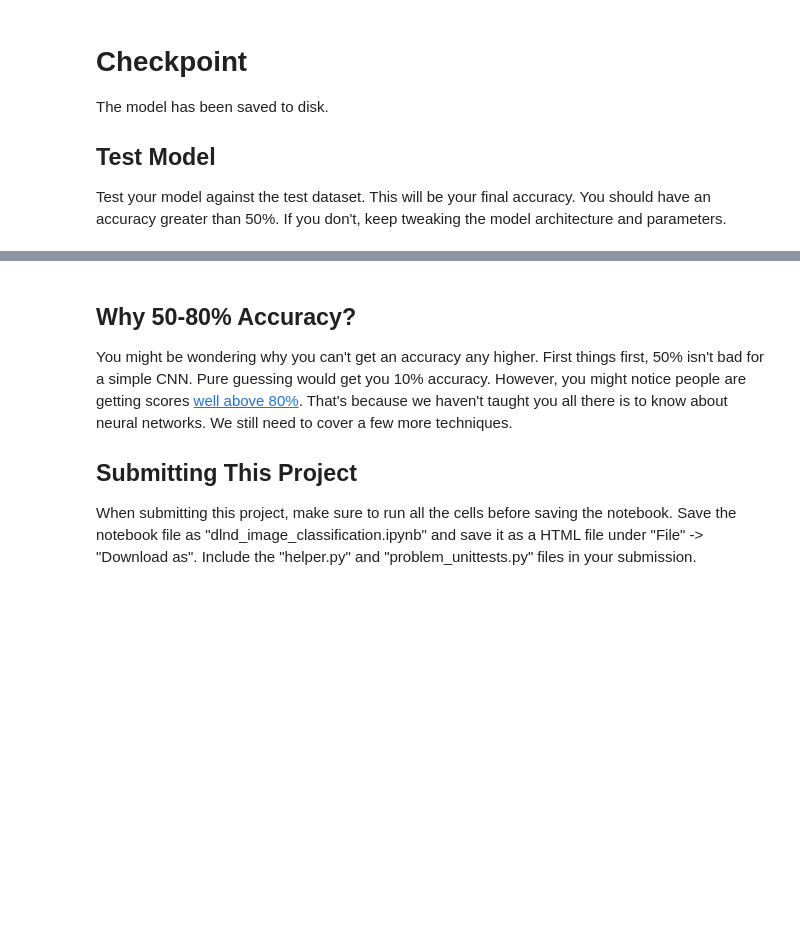
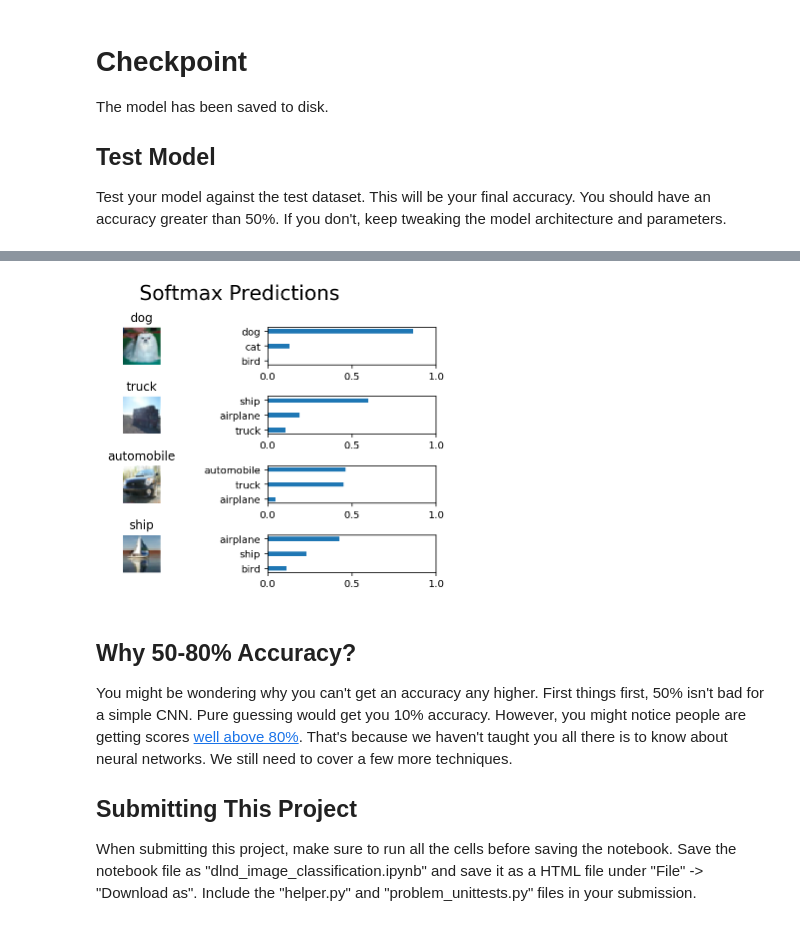
Before and after one commit to rpicatoste/dlndf-project2-image-classification, a Jupyter notebook: dlnd_image_classification.ipynb, the cells around one changed output, grey strips where cells are left out. Drawn from its saved outputs; the diff is of its cells as text; code cells hidden in the pictures; blank space fills up the shorter version.

```diff
--- a/dlnd_image_classification.ipynb
+++ b/dlnd_image_classification.ipynb
@@ -274,7 +277,7 @@ def conv2d_maxpool(x_tensor, conv_num_outputs, conv_ksize, conv_strides, pool_ks
 
     # Add the biases to the results of the convolution.
     # A bias-value is added to each filter-channel.
-    layer += biases
+    layer = tf.nn.bias_add(layer, biases)
 
     # Pooling
     layer = tf.nn.max_pool(value = layer,
@@ -607,0 +613,10 @@ Epoch 10, CIFAR-10 Batch 5:  Cost: 0.1319, Acc: 95.0%
+# %%
+# Run in all the batches and store the trained model. After the test I check with an extra
+# round of training.
+save_model_path = './training_progress/saved_progress'
+epochs = 10
+batch_size = 64*4
+keep_probability = 0.5#1.0
+n_batches = 5
+shuffle_data = True
+train_neural_network_full(optimizer, cost, accuracy, x, y, keep_prob, keep_probability, n_batches, batch_size, shuffle_data, epochs, False, save_model_path)
@@ -680,0 +717,8 @@ Testing Accuracy: 0.6688893312101911
+# %%
+save_model_path = './training_progress/saved_progress'
+epochs = 30
+batch_size = 64*4
+keep_probability = 0.5#1.0
+n_batches = 5
+shuffle_data = True
+train_neural_network_full(optimizer, cost, accuracy, x, y, keep_prob, keep_probability, n_batches, batch_size, shuffle_data, epochs, load_data = True, file_path = save_model_path)
@@ -680,0 +745,65 @@ Testing Accuracy: 0.6688893312101911
+# %%
+"""
+DON'T MODIFY ANYTHING IN THIS CELL
+"""
+%matplotlib inline
+%config InlineBackend.figure_format = 'retina'
+
+import tensorflow as tf
+import pickle
+import helper
+import random
+
+# Set batch size if not already set
+try:
+    if batch_size:
+        pass
+except NameError:
+    batch_size = 64
+
+save_model_path = './training_progress/saved_progress'
+n_samples = 4
+top_n_predictions = 3
+
+def test_model():
+    """
+    Test the saved model against the test dataset
+    """
+
+    test_features, test_labels = pickle.load(open('.\cifar-10-batches-py\preprocess_training.p', mode='rb'))
+    loaded_graph = tf.Graph()
+
+    with tf.Session(graph=loaded_graph) as sess:
+        # Load model
+        loader = tf.train.import_meta_graph(save_model_path + '.meta')
+        loader.restore(sess, save_model_path)
+
+        # Get Tensors from loaded model
+        loaded_x = loaded_graph.get_tensor_by_name('x:0')
+        loaded_y = loaded_graph.get_tensor_by_name('y:0')
+        loaded_keep_prob = loaded_graph.get_tensor_by_name('keep_prob:0')
+        loaded_logits = loaded_graph.get_tensor_by_name('logits:0')
+        loaded_acc = loaded_graph.get_tensor_by_name('accuracy:0')
+
+        # Get accuracy in batches for memory limitations
+        test_batch_acc_total = 0
+        test_batch_count = 0
+
+        for train_feature_batch, train_label_batch in helper.batch_features_labels(test_features, test_labels, batch_size):
+            test_batch_acc_total += sess.run(
+                loaded_acc,
+                feed_dict={loaded_x: train_feature_batch, loaded_y: train_label_batch, loaded_keep_prob: 1.0})
+            test_batch_count += 1
+
+        print('Testing Accuracy: {}\n'.format(test_batch_acc_total/test_batch_count))
+
+        # Print Random Samples
+        random_test_features, random_test_labels = tuple(zip(*random.sample(list(zip(test_features, test_labels)), n_samples)))
+        random_test_predictions = sess.run(
+            tf.nn.top_k(tf.nn.softmax(loaded_logits), top_n_predictions),
+            feed_dict={loaded_x: random_test_features, loaded_y: random_test_labels, loaded_keep_prob: 1.0})
+        helper.display_image_predictions(random_test_features, random_test_labels, random_test_predictions)
+
+
+test_model()
+# %% [output]
@@ -681,3 +812,4 @@ Testing Accuracy: 0.6688893312101911
+[figure, added]
 # %% [markdown]
 ## Why 50-80% Accuracy?
 You might be wondering why you can't get an accuracy any higher. First things first, 50% isn't bad for a simple CNN.  Pure guessing would get you 10% accuracy. However, you might notice people are getting scores [well above 80%](http://rodrigob.github.io/are_we_there_yet/build/classification_datasets_results.html#43494641522d3130).  That's because we haven't taught you all there is to know about neural networks. We still need to cover a few more techniques.
```
Also changed, not shown: parts of 18 cells of this notebook, 2 other files.
